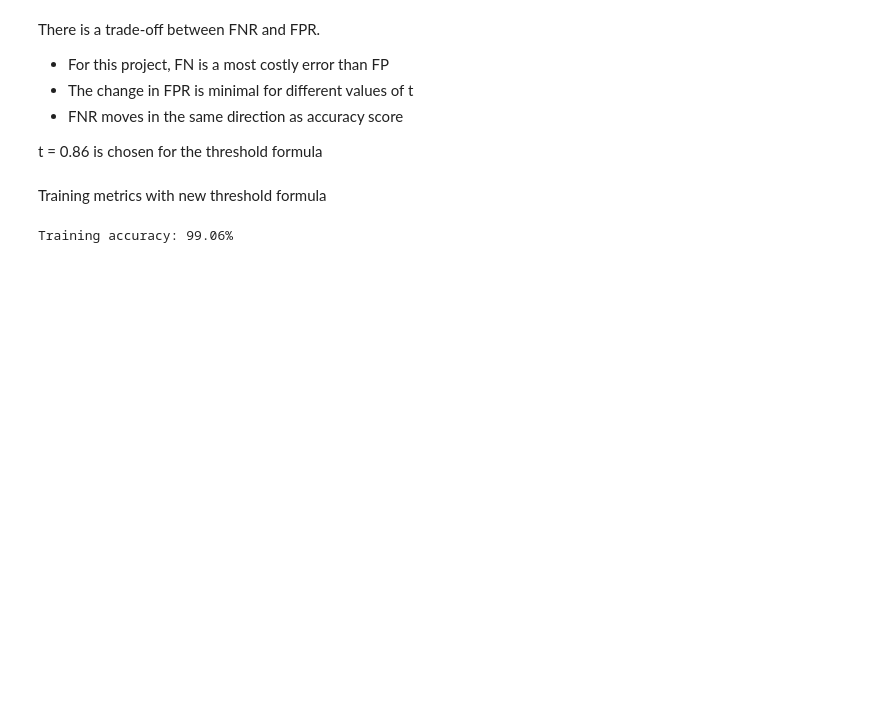
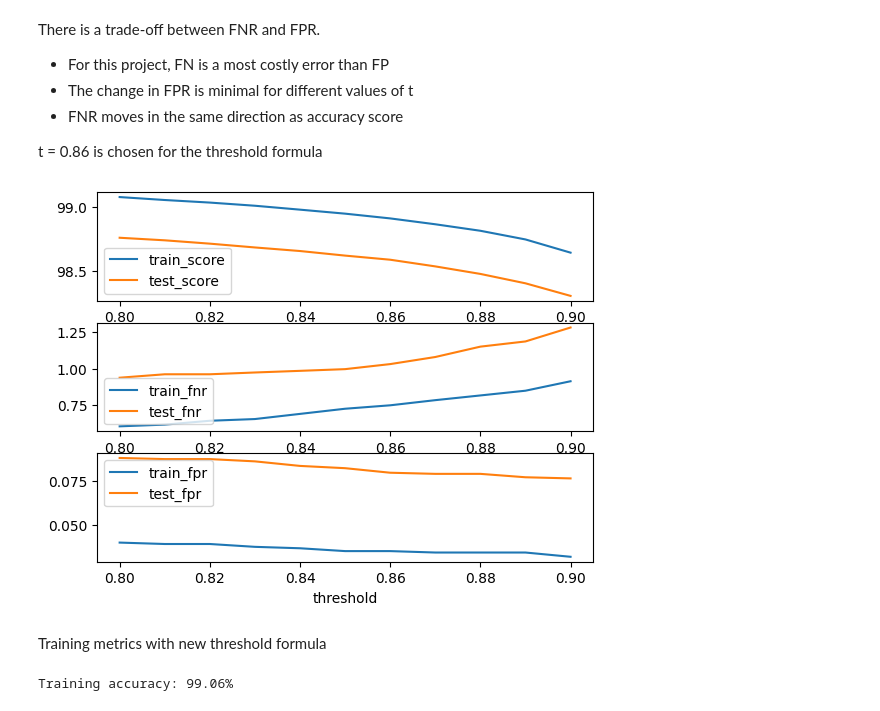
Before and after one commit to felicialeow/language_detector, a Jupyter notebook: Collab_Notebook/Language Detection.ipynb, the cells around one changed output. Saved outputs shown, nothing was run; the diff lists cells and outputs as text; code cells hidden in the pictures; blank space fills up the shorter version.

```diff
--- a/Collab_Notebook/Language Detection.ipynb
+++ b/Collab_Notebook/Language Detection.ipynb
@@ -263,10 +305,9 @@ There is a trade-off between FNR and FPR.
 
 t = 0.86 is chosen for the threshold formula
 # %%
-# comment lines
-'''
 helpers.print_cv(cv_results_threshold, "threshold")
-'''
+# %% [output]
+[figure, added]
 # %%
 THRESHOLD = 0.8
 # %% [markdown]
```
Also changed, not shown: parts of 16 cells of this notebook.
